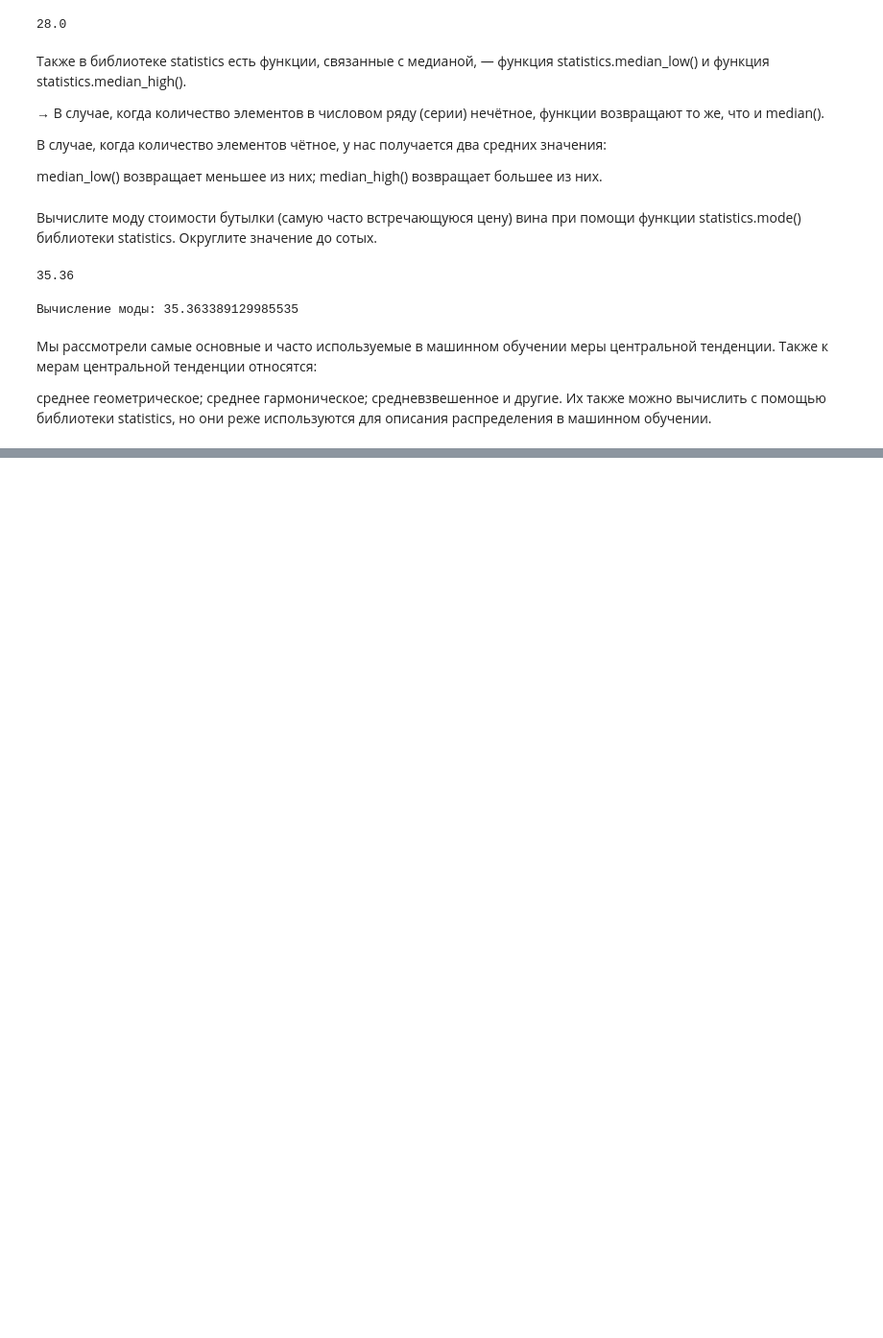
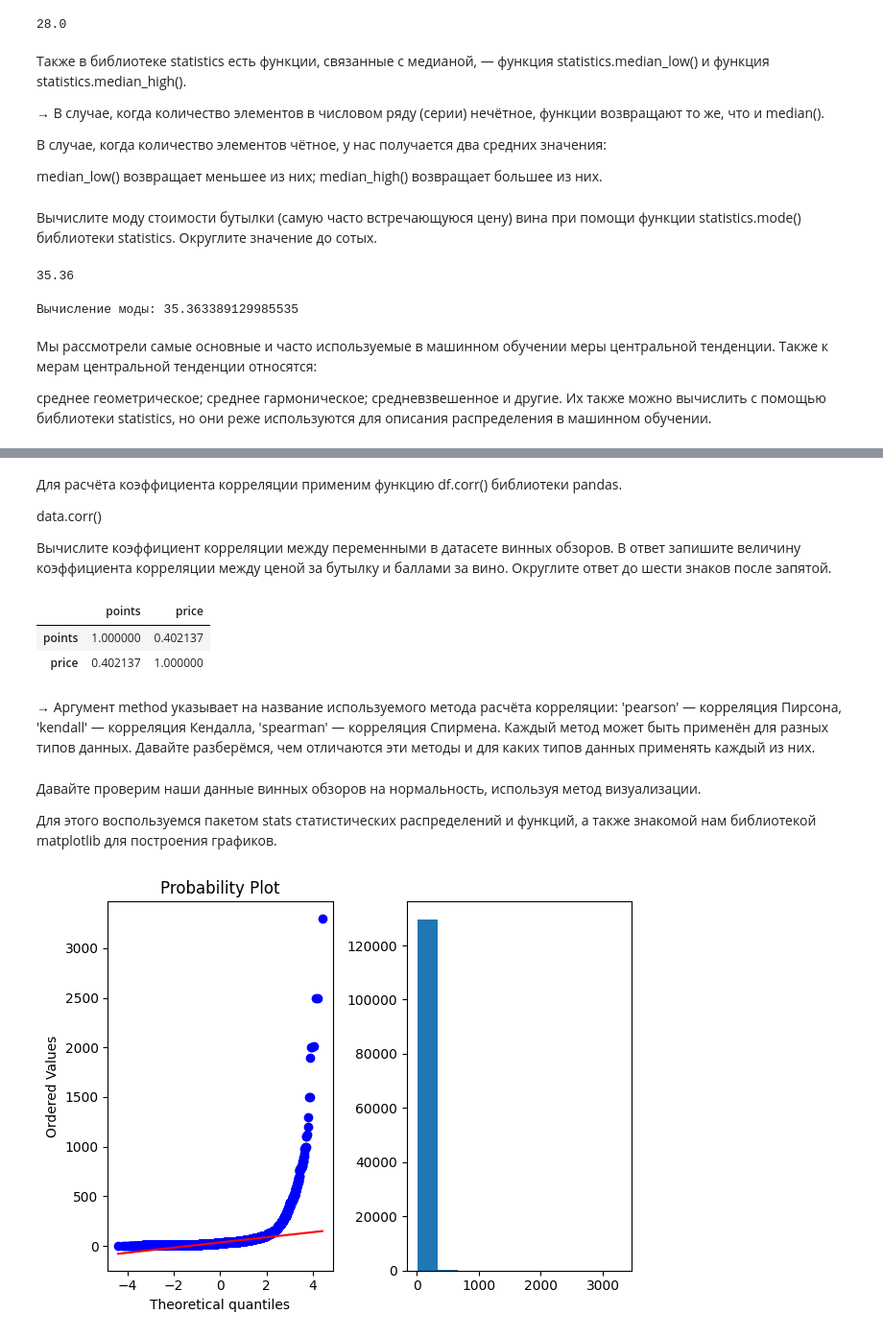
Before and after one commit to metalin37/Skillfactory, a Jupyter notebook: EDA/EDA-2. Математическая статистика в контексте EDA/EDA-2.ipynb, the cells around one changed output, grey strips where cells are left out. Shown at 96% size. Saved outputs shown, nothing was run; the diff lists cells and outputs as text; code cells hidden in the pictures; blank space fills up the shorter version.

```diff
--- a/EDA/EDA-2. Математическая статистика в контексте EDA/EDA-2.ipynb
+++ b/EDA/EDA-2. Математическая статистика в контексте EDA/EDA-2.ipynb
@@ -89,0 +90,33 @@ print(f'Вычисление моды: {mode_}')
+# %% [markdown]
+Для расчёта коэффициента корреляции применим функцию df.corr() библиотеки pandas.
+
+data.corr()
+
+Вычислите коэффициент корреляции между переменными в датасете винных обзоров. В ответ запишите величину коэффициента корреляции между ценой за бутылку и баллами за вино. Округлите ответ до шести знаков после запятой.
+# %%
+round(df.corr(),6)
+# %% [output]
+|  | points | price |
+| points | 1.000000 | 0.402137 |
+| price | 0.402137 | 1.000000 |
+# %% [markdown]
+→ Аргумент method указывает на название используемого метода расчёта корреляции: 'pearson' — корреляция Пирсона, 'kendall' — корреляция Кендалла, 'spearman' — корреляция Спирмена. Каждый метод может быть применён для разных типов данных. Давайте разберёмся, чем отличаются эти методы и для каких типов данных применять каждый из них.
+# %% [markdown]
+Давайте проверим наши данные винных обзоров на нормальность, используя метод визуализации.
+
+Для этого воспользуемся пакетом stats статистических распределений и функций, а также знакомой нам библиотекой matplotlib для построения графиков.
+# %%
+import matplotlib.pyplot as plt # библиотека визуализации
+from scipy import stats # библиотека для расчетов
+
+plt.subplot(1, 2, 1) # задаем сетку рисунка количество строк и столбцов
+stats.probplot(df['price'], plot=plt) # qq plot
+
+plt.subplot(1, 2, 2) # располагаем второй рисунок рядом
+plt.hist(df['price']) # гистограмма распределения признака
+
+plt.tight_layout() # чтобы графики не наезжали другу на друга, используем tight_layout
+
+plt.show() # просмотр графика
+# %% [output]
+[figure, added]
```
Also changed, not shown: parts of 1 cell of this notebook, 1 other file.
